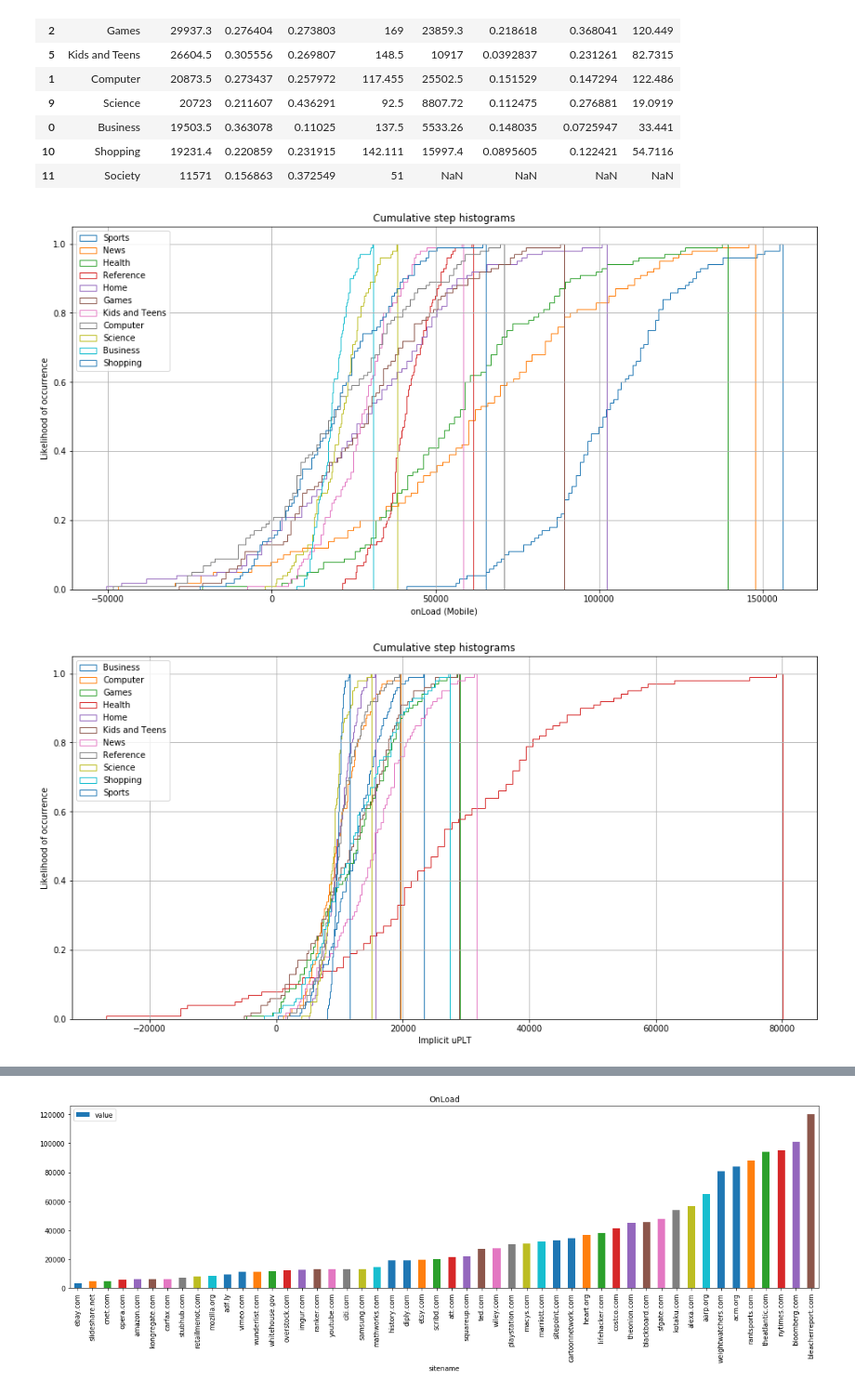
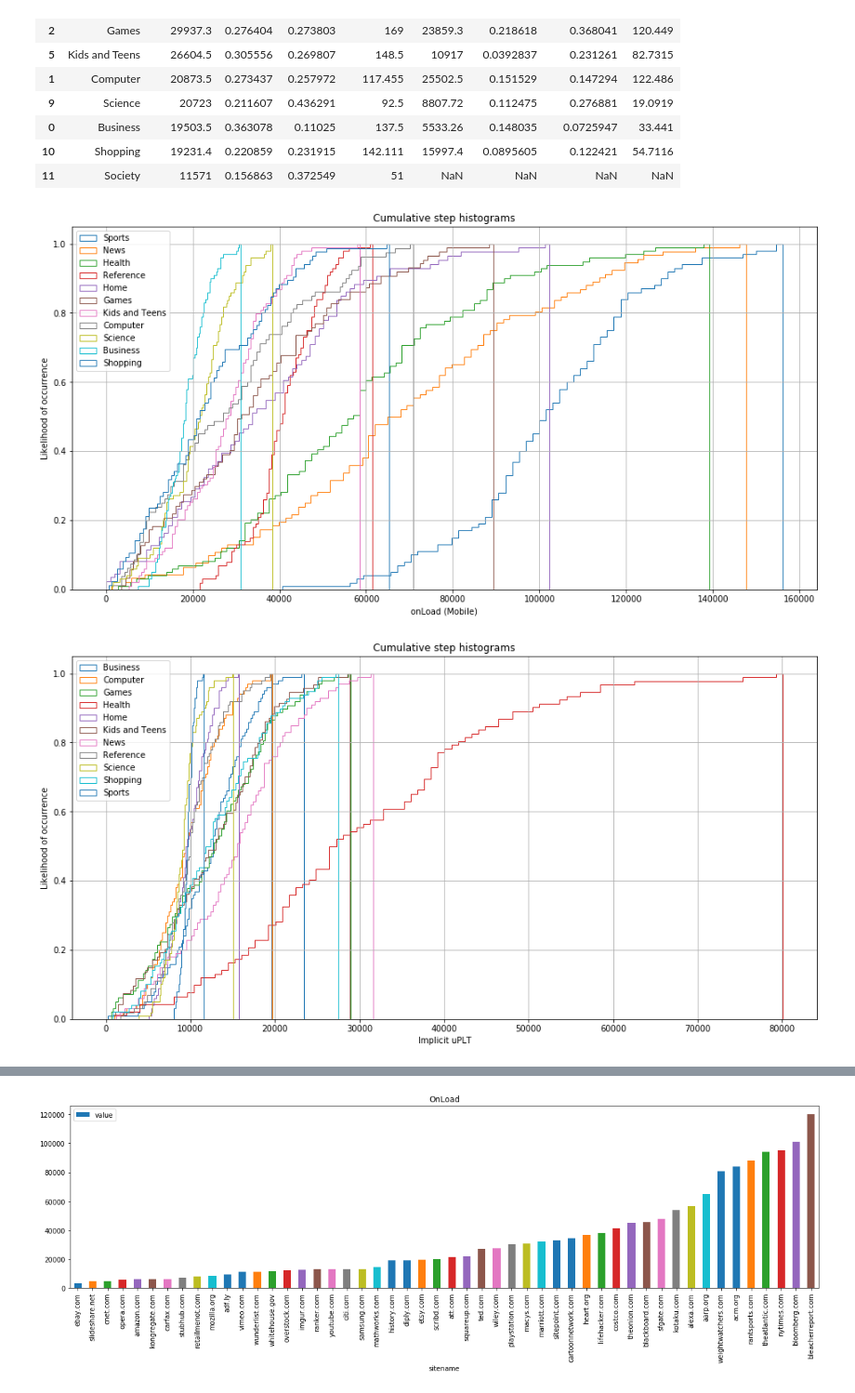
Before and after one commit to agarwal1510/webgaze-523, a Jupyter notebook: Alexa_Category_based_analysis.ipynb, the cells around one changed output, grey strips where cells are left out. Shown at 93% size. Saved outputs shown, nothing was run; the diff lists cells and outputs as text; code cells hidden in the pictures.

```diff
--- a/Alexa_Category_based_analysis.ipynb
+++ b/Alexa_Category_based_analysis.ipynb
@@ -185,19 +185,19 @@ for index,row in df_mobile_new.iterrows():
         #print (row['js_std'])
         x = np.random.normal(row['js_mean'], row['js_std'], size=100)
         n, bins, patches = ax.hist(x, n_bins, normed=1, histtype='step',
-                           cumulative=True, label=row['category'])
+                           cumulative=True, label=row['category'],range=(0, x.max()))
 
     if not math.isnan(row['img_std']):
         #print (row['js_std'])
         x2 = np.random.normal(row['img_mean'], row['img_std'], size=100)
         n2, bins2, patches2 = ax2.hist(x2, n_bins, normed=1, histtype='step',
-                           cumulative=True, label=row['category'])
+                           cumulative=True, label=row['category'], range=(0, x2.max()))
 
     if not math.isnan(row['value_std']):
         #print (row['js_std'])
         x5 = np.random.normal(row['value_mean'], row['value_std'], size=100)
         n5, bins5, patches5 = ax5.hist(x5, n_bins, normed=1, histtype='step',
-                           cumulative=True, label=row['category'])
+                           cumulative=True, label=row['category'],range=(0, x5.max()))
 
 for index,row in df_implicit_new.iterrows():
 
@@ -205,19 +205,19 @@ for index,row in df_implicit_new.iterrows():
         #print (row['js_std'])
         x3 = np.random.normal(row['js_mean'], row['js_std'], size=100)
         n3, bins3, patches3 = ax3.hist(x3, n_bins, normed=1, histtype='step',
-                           cumulative=True, label=row['category'])
+                           cumulative=True, label=row['category'], range=(0, x3.max()))
 
     if not math.isnan(row['img_std']):
         #print (row['js_std'])
         x4 = np.random.normal(row['img_mean'], row['img_std'], size=100)
         n4, bins4, patches4 = ax4.hist(x4, n_bins, normed=1, histtype='step',
-                           cumulative=True, label=row['category'])
+                           cumulative=True, label=row['category'], range=(0, x4.max()))
 
     if not math.isnan(row['value_std']):
         #print (row['js_std'])
         x6 = np.random.normal(row['value_mean'], row['value_std'], size=100)
         n6, bins6, patches6 = ax6.hist(x6, n_bins, normed=1, histtype='step',
-                           cumulative=True, label=row['category'])
+                           cumulative=True, label=row['category'], range=(0, x6.max()))
 
 for index,row in df_median_new.iterrows():
 
@@ -225,7 +225,7 @@ for index,row in df_median_new.iterrows():
         #print (row['js_std'])
         x7 = np.random.normal(row['value_mean'], row['value_std'], size=100)
         n7, bins7, patches7 = ax7.hist(x7, n_bins, normed=1, histtype='step',
-                           cumulative=True, label=row['category'])
+                           cumulative=True, label=row['category'], range=(0, x7.max()))
 
 # x = np.random.normal(mu, sigma, size=100)
 # x1 = np.random.normal(100, 25, size=100)
@@ -267,32 +267,32 @@ ax7.legend(loc='upper left')
 ax7.set_title('Cumulative step histograms')
 ax7.set_xlabel('Median uPLT')
 ax7.set_ylabel('Likelihood of occurrence')
 
 ax.grid(True)
 ax.legend(loc='upper left')
 ax.set_title('Cumulative step histograms')
 ax.set_xlabel('JS Heavy (Mobile)')
 ax.set_ylabel('Likelihood of occurrence')
 
 ax2.grid(True)
 ax2.legend(loc='upper left')
 ax2.set_title('Cumulative step histograms')
 ax2.set_xlabel('Image Heavy (Mobile)')
 ax2.set_ylabel('Likelihood of occurrence')
 
 ax3.grid(True)
 ax3.legend(loc='upper left')
 ax3.set_title('Cumulative step histograms')
 ax3.set_xlabel('JS Heavy (Implicit)')
 ax3.set_ylabel('Likelihood of occurrence')
 
 ax4.grid(True)
 ax4.legend(loc='upper left')
 ax4.set_title('Cumulative step histograms')
 ax4.set_xlabel('Image Heavy (Implicit)')
 ax4.set_ylabel('Likelihood of occurrence')
 
 plt.show()
 # %% [output]
-[figure, old version]
+[figure, new version]
-[figure, old version]
+[figure, new version]
```
Also changed, not shown: parts of 1 cell of this notebook, 2 other files.
